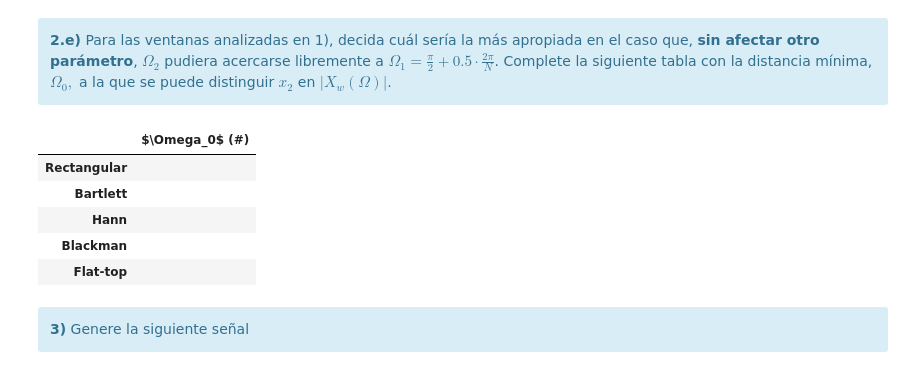
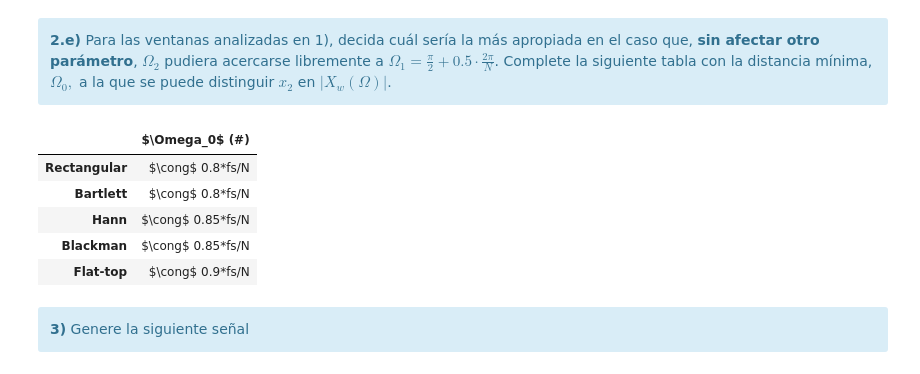
Before and after one commit to fgerce/DSP, a Jupyter notebook: TP2 - Ventanas.ipynb, the cells around one changed output. Drawn from its saved outputs; the diff is of its cells as text; code cells hidden in the pictures.

```diff
--- a/TP2 - Ventanas.ipynb
+++ b/TP2 - Ventanas.ipynb
@@ -462,32 +462,32 @@ HTML(df.to_html())
 # %%
 
 #######################################
 # Tu simulación que genere resultados #
 #######################################
 
 tus_resultados = [
-                   '', # <-- acá debería haber numeritos :)
-                   '', # <-- acá debería haber numeritos :)
-                   '', # <-- acá debería haber numeritos :)
-                   '', # <-- acá debería haber numeritos :)
-                   '' # <-- acá debería haber numeritos :)
+                   "$\cong$ " + '0.8*fs/N', # <-- acá debería haber numeritos :)
+                   "$\cong$ " + '0.8*fs/N', # <-- acá debería haber numeritos :)
+                   "$\cong$ " + '0.85*fs/N' , # <-- acá debería haber numeritos :)
+                   "$\cong$ " + '0.85*fs/N', # <-- acá debería haber numeritos :)
+                   "$\cong$ " + '0.9*fs/N' # <-- acá debería haber numeritos :)
                  ]
 df = DataFrame(tus_resultados, columns=['$\Omega_0$ (#)'],
                index=[
                         'Rectangular',
                         'Bartlett',
                         'Hann',
                         'Blackman',
                         'Flat-top'
                      ])
 HTML(df.to_html())
 # %% [output]
 |  | $\Omega_0$ (#) |
-| Rectangular |  |
-| Bartlett |  |
-| Hann |  |
-| Blackman |  |
-| Flat-top |  |
+| Rectangular | $\cong$ 0.8*fs/N |
+| Bartlett | $\cong$ 0.8*fs/N |
+| Hann | $\cong$ 0.85*fs/N |
+| Blackman | $\cong$ 0.85*fs/N |
+| Flat-top | $\cong$ 0.9*fs/N |
 # %% [markdown]
 <div class="alert alert-block alert-info">
 <b>3)</b> Genere la siguiente señal
```
Also changed, not shown: parts of 7 cells of this notebook, 2 other files.
